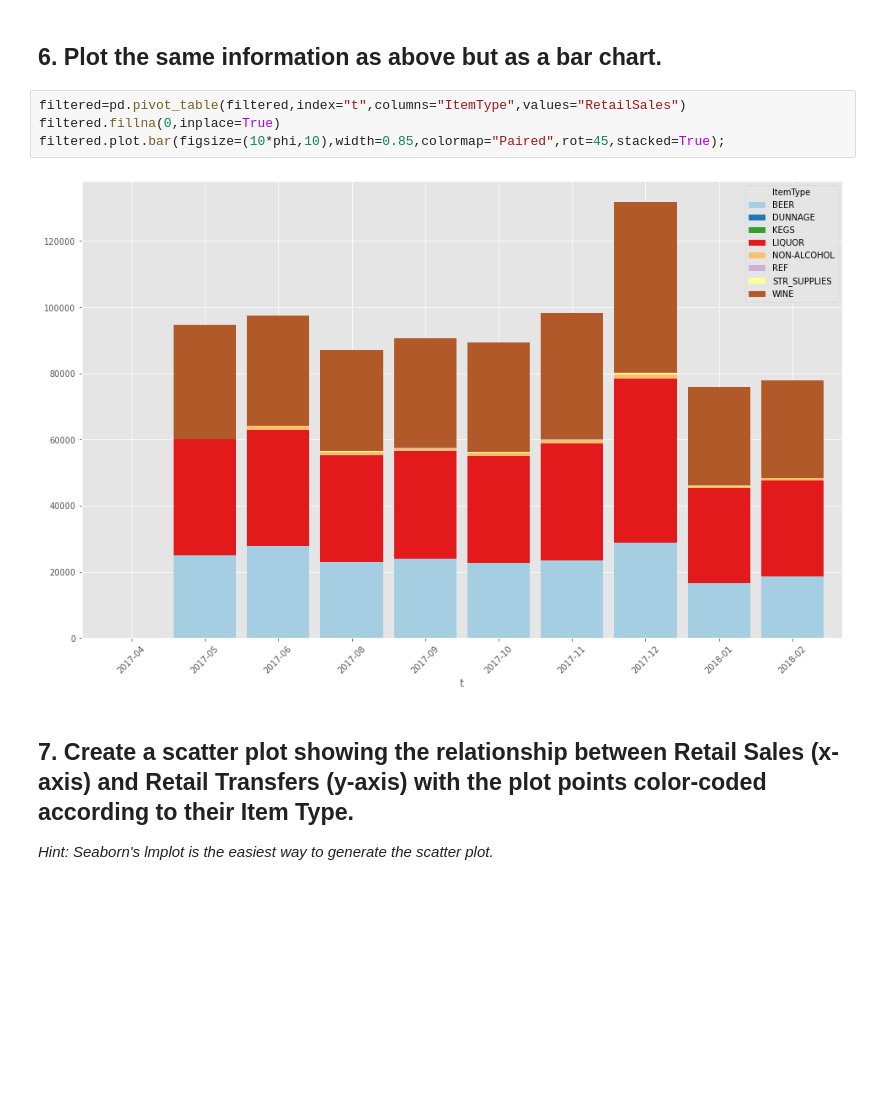
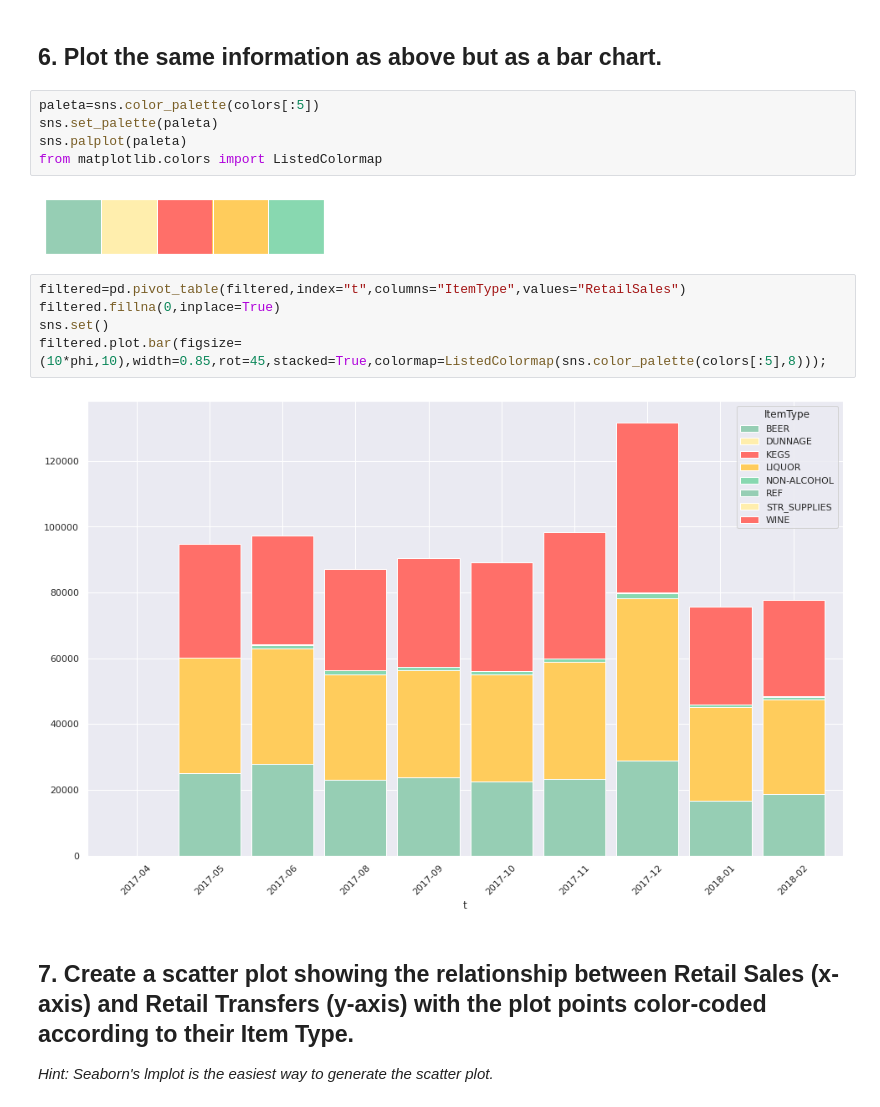
Before and after one commit to ta-data-mexpt/lab-plotting-multiple-data-series, a Jupyter notebook: your-code/main.ipynb, the cells around one changed output. Cells and saved outputs as stored; diff of their text form; blank space fills up the shorter version.

```diff
--- a/your-code/main.ipynb
+++ b/your-code/main.ipynb
@@ -123,12 +123,20 @@ plt.show()
 [figure]
 # %% [markdown]
 ## 6. Plot the same information as above but as a bar chart.
+# %%
+paleta=sns.color_palette(colors[:5])
+sns.set_palette(paleta)
+sns.palplot(paleta)
+from matplotlib.colors import ListedColormap
+# %% [output]
+[figure, added]
 # %%
 filtered=pd.pivot_table(filtered,index="t",columns="ItemType",values="RetailSales")
 filtered.fillna(0,inplace=True)
-filtered.plot.bar(figsize=(10*phi,10),width=0.85,colormap="Paired",rot=45,stacked=True);
+sns.set()
+filtered.plot.bar(figsize=(10*phi,10),width=0.85,rot=45,stacked=True,colormap=ListedColormap(sns.color_palette(colors[:5],8)));
 # %% [output]
-[figure, old version]
+[figure, new version]
 # %% [markdown]
 ## 7. Create a scatter plot showing the relationship between Retail Sales (x-axis) and Retail Transfers (y-axis) with the plot points color-coded according to their Item Type.
 
```
Also changed, not shown: parts of 3 cells of this notebook.
